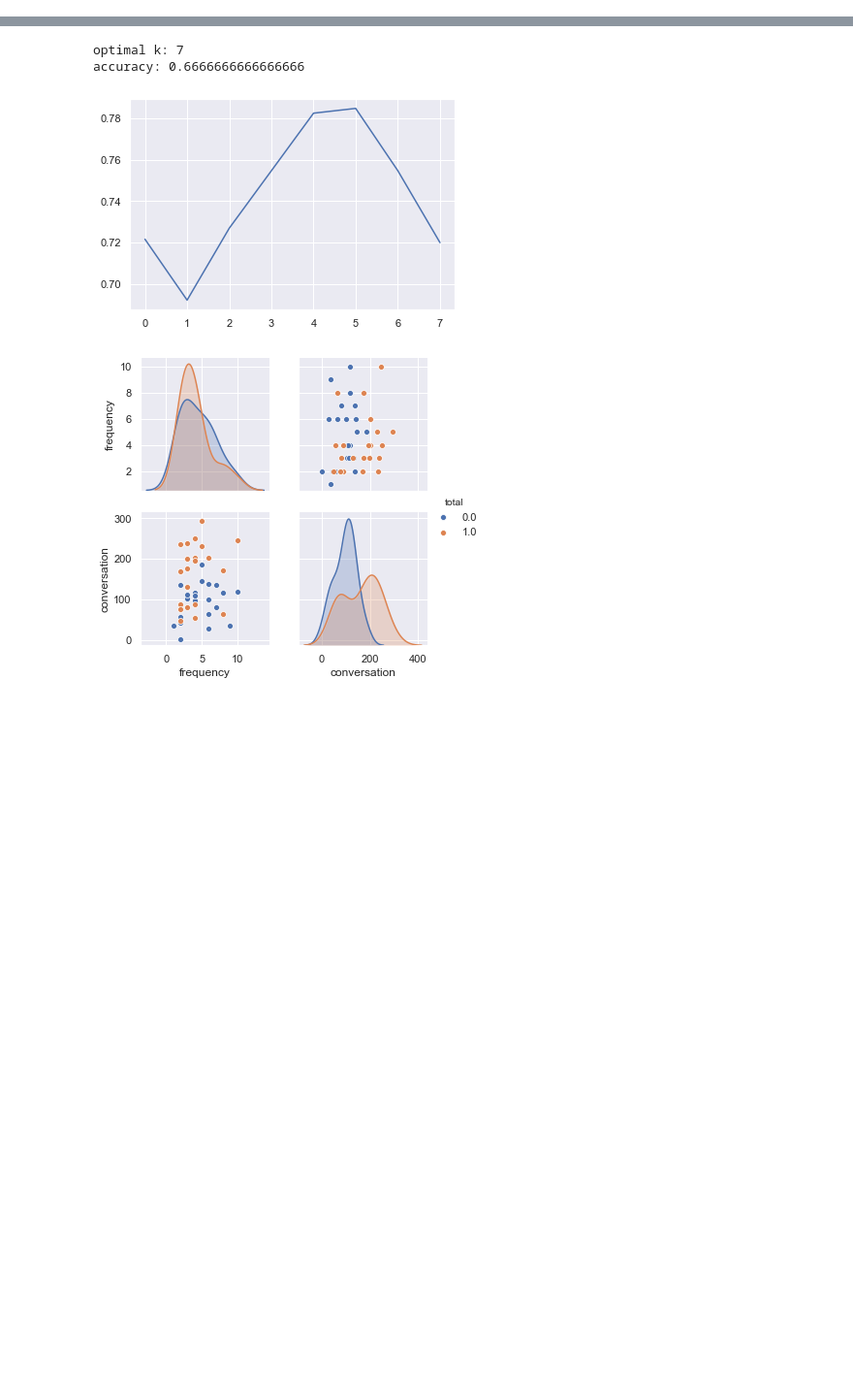
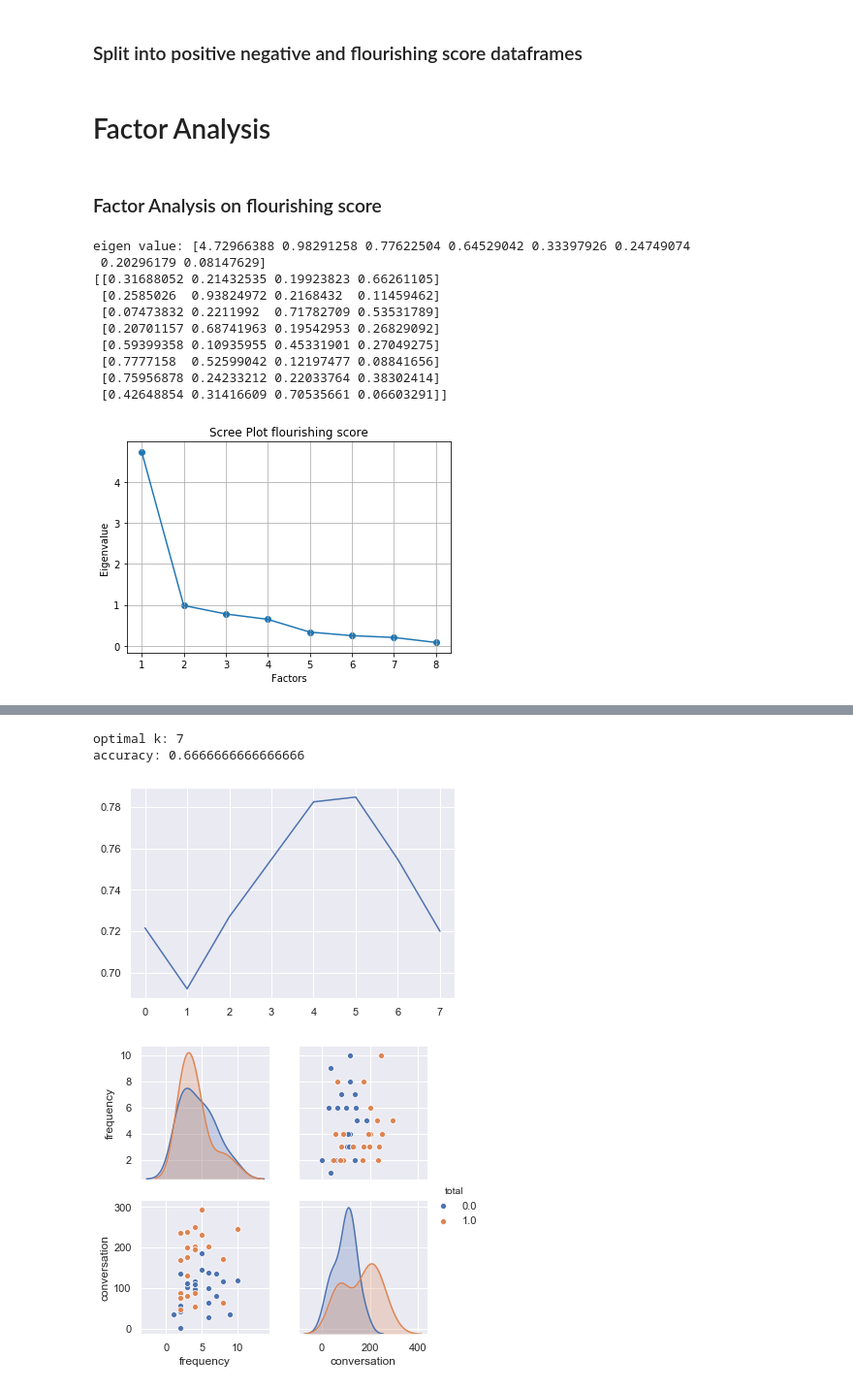
Before and after one commit to shizhs/COMP9417-Project, a Jupyter notebook: Project.ipynb, the cells around one changed output, grey strips where cells are left out. Shown at 97% size. Drawn from its saved outputs; the diff is of its cells as text; code cells hidden in the pictures; blank space fills up the shorter version.

```diff
--- a/Project.ipynb
+++ b/Project.ipynb
@@ -293,0 +53,57 @@ data = [torch.tensor(inputs['conversation'][0]) for _ in range(10)]
+# %% [markdown]
+### Split into positive negative and flourishing score dataframes
+# %%
+flourishing = pd.read_csv('./StudentLife_Dataset/Outputs/FlourishingScale.csv')
+panas = pd.read_csv('./StudentLife_Dataset/Outputs/panas.csv')
+positive_score=['uid', 'Interested', 'Strong', 'Enthusiastic', 'Proud', 'Alert', 'Inspired', 'Determined ', 'Attentive', 'Active ']
+negative_score=['uid', 'Distressed', 'Upset', 'Guilty', 'Scared', 'Hostile ', 'Irritable','Nervous', 'Jittery', 'Afraid ']
+df_flour_post = pd.DataFrame()
+df_pos_post = pd.DataFrame()
+df_neg_post = pd.DataFrame()
+
+for i in range(60):
+    temp_flour_post = (flourishing.loc[flourishing['uid'] == 'u' + str(f"{i:02d}")].loc[flourishing['type'] == 'post']).drop(columns='type')
+    df_flour_post = pd.concat([df_flour_post, temp_flour_post], axis = 0)
+
+    temp_post = panas.loc[panas['uid'] == 'u' + str(f"{i:02d}")].loc[panas['type'] == 'post']
+    df1_post = temp_post[positive_score]
+    df2_post = temp_post[negative_score]
+    df_pos_post = pd.concat([df_pos_post, df1_post], axis=0)
+    df_neg_post = pd.concat([df_neg_post, df2_post], axis=0)
+df_flour_post = df_flour_post.set_index(keys='uid')
+df_pos_post = df_pos_post.set_index(keys='uid')
+df_neg_post = df_neg_post.set_index(keys = 'uid')
+# %% [markdown]
+# Factor Analysis
+# %% [markdown]
+### Factor Analysis on flourishing score ###
+# %%
+fa = FactorAnalyzer(rotation='varimax', n_factors = 4)
+fa.fit(df_flour_post)
+
+# Check Eigenvalues
+ev, v = fa.get_eigenvalues()
+print('eigen value:',ev)
+print(fa.loadings_)
+fa.get_factor_variance()
+fa.get_communalities()
+#df_flour.corr()
+plt.scatter(range(1,df_flour_post.shape[1]+1),ev)
+plt.plot(range(1,df_flour_post.shape[1]+1),ev)
+plt.title('Scree Plot flourishing score')
+plt.xlabel('Factors')
+plt.ylabel('Eigenvalue')
+plt.grid()
+plt.show()
+# %% [output]
+eigen value: [4.72966388 0.98291258 0.77622504 0.64529042 0.33397926 0.24749074
+ 0.20296179 0.08147629]
+[[0.31688052 0.21432535 0.19923823 0.66261105]
+ [0.2585026  0.93824972 0.2168432  0.11459462]
+ [0.07473832 0.2211992  0.71782709 0.53531789]
+ [0.20701157 0.68741963 0.19542953 0.26829092]
+ [0.59399358 0.10935955 0.45331901 0.27049275]
+ [0.7777158  0.52599042 0.12197477 0.08841656]
+ [0.75956878 0.24233212 0.22033764 0.38302414]
+ [0.42648854 0.31416609 0.70535661 0.06603291]]
+[figure, added]
```
Also changed, not shown: parts of 50 cells of this notebook, 17 other files.
